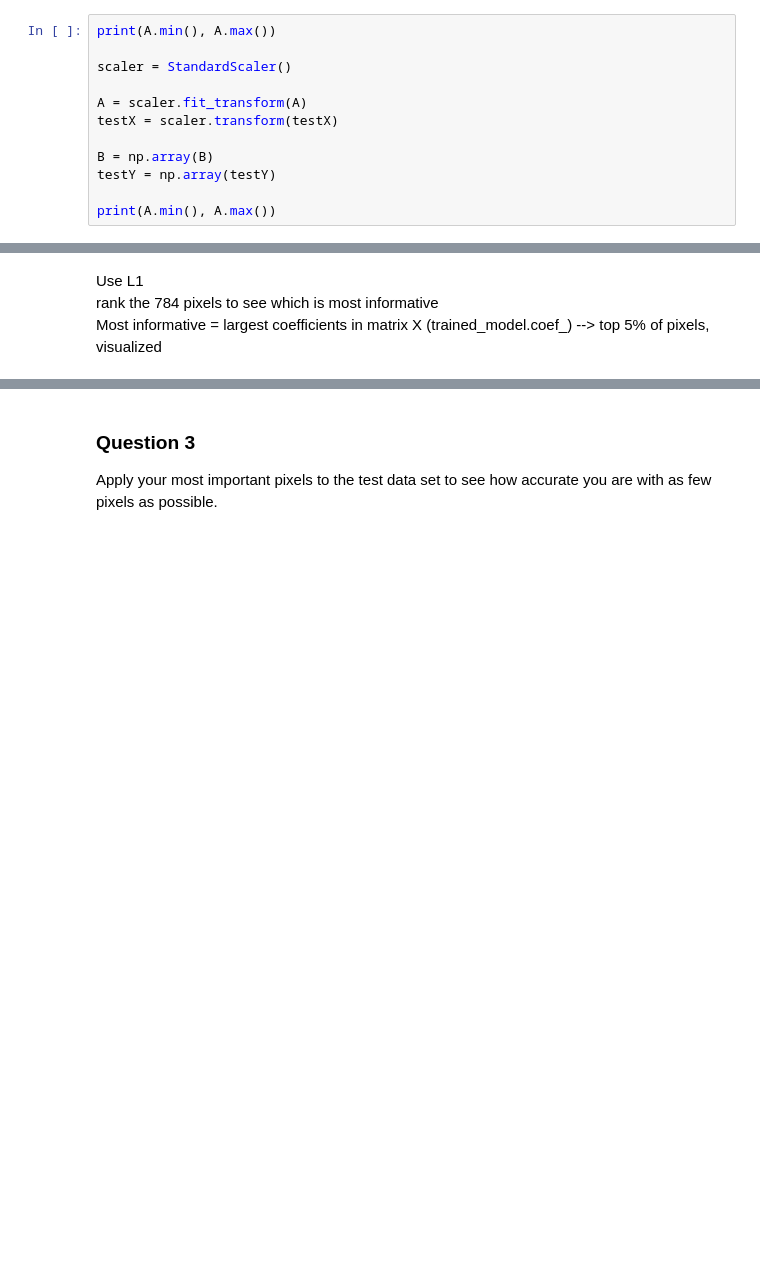
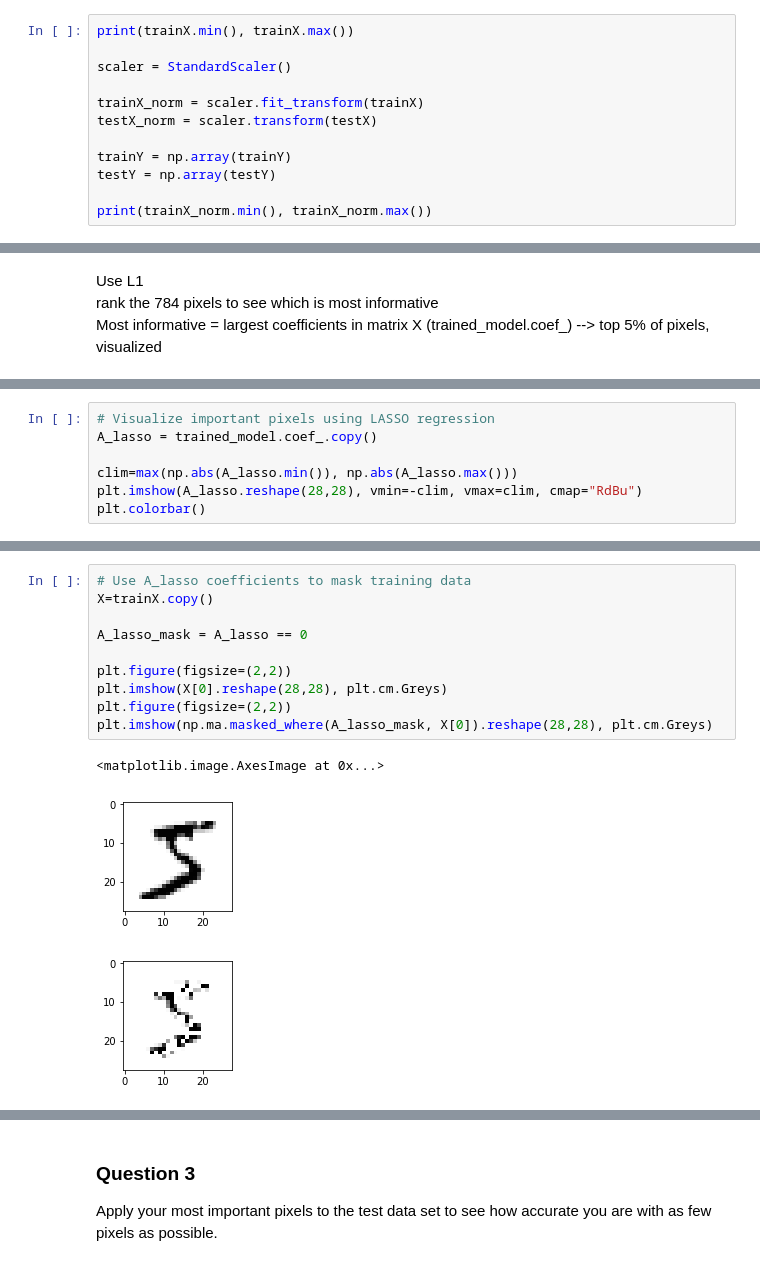
Before and after one commit to jmichellehu/ComplexSystems_AMATH563, a Jupyter notebook: AMATH563_hw1.ipynb, the cells around one changed output, grey strips where cells are left out. Drawn from its saved outputs; the diff is of its cells as text; blank space fills up the shorter version.

```diff
--- a/AMATH563_hw1.ipynb
+++ b/AMATH563_hw1.ipynb
@@ -70,17 +62,17 @@ print(B.shape)
 # %% [markdown]
 ## Normalize data
 # %%
-print(A.min(), A.max())
+print(trainX.min(), trainX.max())
 
 scaler = StandardScaler()
 
-A = scaler.fit_transform(A)
-testX = scaler.transform(testX)
+trainX_norm = scaler.fit_transform(trainX)
+testX_norm = scaler.transform(testX)
 
-B = np.array(B)
+trainY = np.array(trainY)
 testY = np.array(testY)
 
-print(A.min(), A.max())
+print(trainX_norm.min(), trainX_norm.max())
 # %% [output]
 0 255
 -1.2742078920822268 244.94693302873063
@@ -331,0 +285,7 @@ Most informative = largest coefficients in matrix X (trained_model.coef_) --> to
+# %%
+# Visualize important pixels using LASSO regression
+A_lasso = trained_model.coef_.copy()
+
+clim=max(np.abs(A_lasso.min()), np.abs(A_lasso.max()))
+plt.imshow(A_lasso.reshape(28,28), vmin=-clim, vmax=clim, cmap="RdBu")
+plt.colorbar()
@@ -331,0 +295,14 @@ Most informative = largest coefficients in matrix X (trained_model.coef_) --> to
+# %%
+# Use A_lasso coefficients to mask training data
+X=trainX.copy()
+
+A_lasso_mask = A_lasso == 0
+
+plt.figure(figsize=(2,2))
+plt.imshow(X[0].reshape(28,28), plt.cm.Greys)
+plt.figure(figsize=(2,2))
+plt.imshow(np.ma.masked_where(A_lasso_mask, X[0]).reshape(28,28), plt.cm.Greys)
+# %% [output]
+<matplotlib.image.AxesImage at 0x...>
+[figure, added]
+[figure, added]
```
Also changed, not shown: parts of 82 cells of this notebook.
